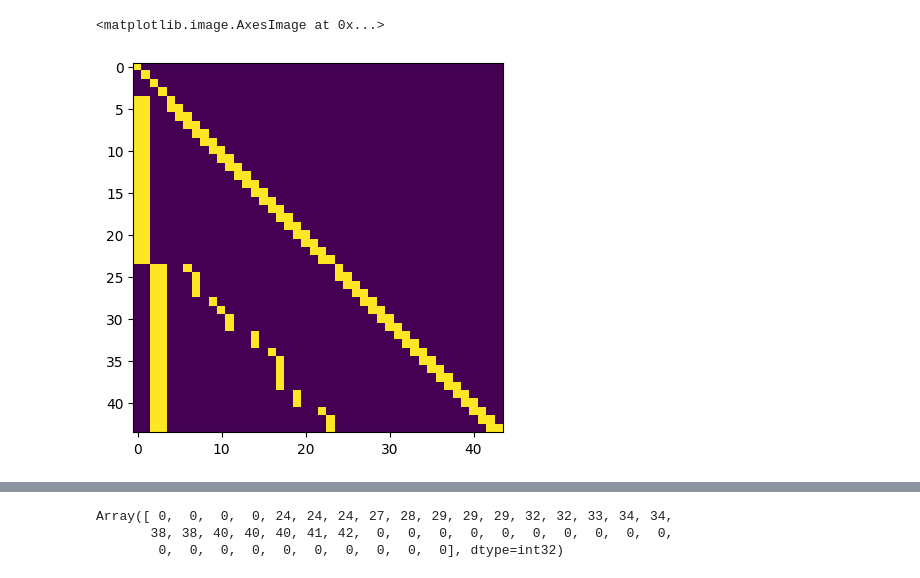
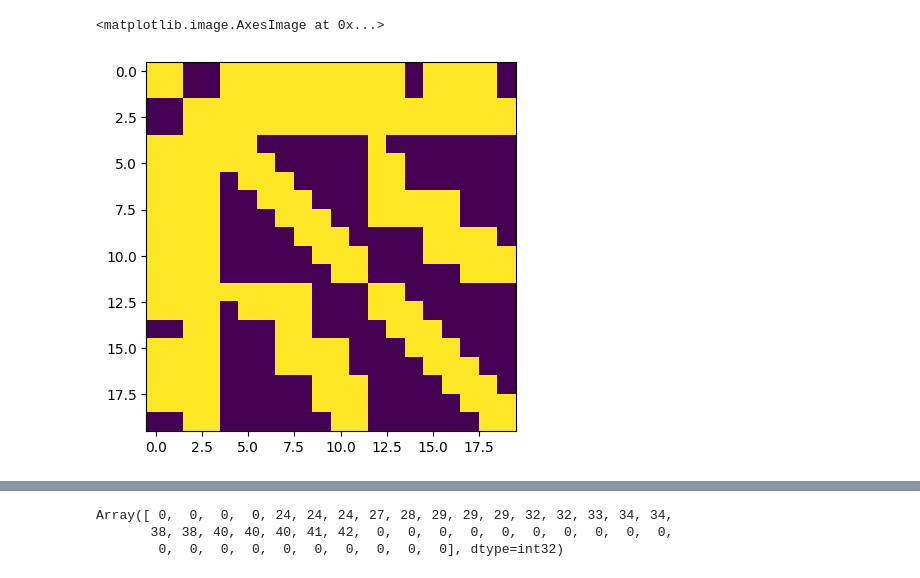
Before and after one commit to mackelab/probjax, a Jupyter notebook: scoresbibm/unstructured_task.ipynb, the cells around one changed output, grey strips where cells are left out. Saved outputs shown, nothing was run; the diff lists cells and outputs as text; code cells hidden in the pictures.

Commit message:
graphical models lv/sir relaxed

```diff
--- a/scoresbibm/unstructured_task.ipynb
+++ b/scoresbibm/unstructured_task.ipynb
@@ -2,7 +2,7 @@
 import jax
 import jax.numpy as jnp
 from scoresbibm.src.utils.data_utils import load_model
-#jax.config.update("jax_platform_name", "cpu")
+jax.config.update("jax_platform_name", "cpu")
 from scoresbibm.src.tasks.unstructured_tasks import LotkaVolterraTask
 
 from functools import partial
@@ -17,6 +17,6 @@ from probjax.inference.marcov_kernels import HMCKernel, GaussianMHKernel, SliceK
 
 import matplotlib.pyplot as plt
 # %%
-task = LotkaVolterraTask()
+task = LotkaVolterraTask(num_timepoints=8)
 # %%
 base_mask_fn = task.get_base_mask_fn()
@@ -36,3 +53,5 @@ while True:
+# %%
+meta_data = jnp.array([jnp.nan, jnp.nan, jnp.nan, jnp.nan, 0.1, 0.2, 0.3, 0.4, 0.1, 0.2,0.3,0.4])
 # %%
 id_params1 = (node_id == 0) | (node_id == 1)
 id_params2 = (node_id == 2) | (node_id == 3)
@@ -48,19 +67,33 @@ indices_params2 = jnp.where(id_params2, size=max_points)[0]
 mask = jnp.eye(node_id.shape[0], dtype=bool)
 
 distances = jnp.abs(meta_data[None,:] - meta_data[:, None])
+in_past = meta_data[None,:] < meta_data[:, None]
+in_past1 = in_past & (id_mask1[None, :] & id_mask2[:, None])
+in_past2 = in_past & (id_mask2[None, :] & id_mask1[:, None])
+distances = distances / in_past
 cross_distances = distances * (id_mask1[None, :] & id_mask2[:, None]) + ~(id_mask1[None, :] & id_mask2[:, None]) * jnp.inf
-closest_value = jnp.argmin(cross_distances, axis=1)
+corss_distances2 = distances * (id_mask2[None, :] & id_mask1[:, None]) + ~(id_mask2[None, :] & id_mask1[:, None]) * jnp.inf
+closest_value = jnp.argsort(cross_distances, axis=1)
+closest_value2 = jnp.argsort(corss_distances2, axis=1)
 
 mask = mask.at[indices1[1:], indices1[:-1]].set(True)
 mask = mask.at[indices2[1:], indices2[:-1]].set(True)
-mask = mask.at[jnp.arange(mask.shape[0]), closest_value].set(True)
+mask = mask.at[jnp.arange(mask.shape[0]), closest_value[:,0]].set(True)
+mask = mask.at[jnp.arange(mask.shape[0]),closest_value2[:,0]].set(True)
+mask = mask.at[jnp.arange(mask.shape[0]), closest_value[:,1]].set(True)
+mask = mask.at[jnp.arange(mask.shape[0]),closest_value2[:,1]].set(True)
+# mask = mask | in_past1
+# mask = mask | in_past2
 mask = mask.at[0, :].set(False)
 mask = mask.at[:, 0].set(False)
 mask = mask.at[0, 0].set(True)
+mask = mask.at[1, :].set(False)
+mask = mask.at[:, 1].set(False)
+mask = mask.at[1, 1].set(True)
 mask = mask | id_params1[None,:] & id_mask1[:, None]
 mask = mask | id_params2[None,:] & id_mask2[:, None]
 # %%
-plt.imshow(mask)
+plt.imshow(moralize(mask))
 # %% [output]
 <matplotlib.image.AxesImage at 0x...>
-[figure, old version]
+[figure, new version]
```
Also changed, not shown: parts of 7 cells of this notebook, 18 other files.
